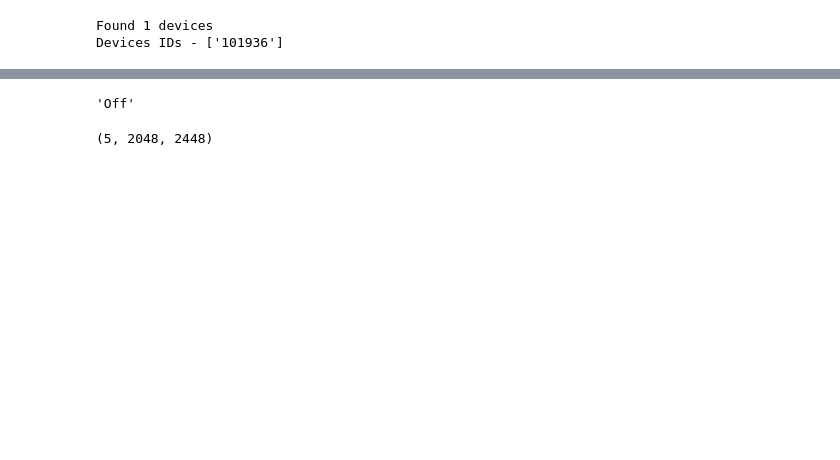
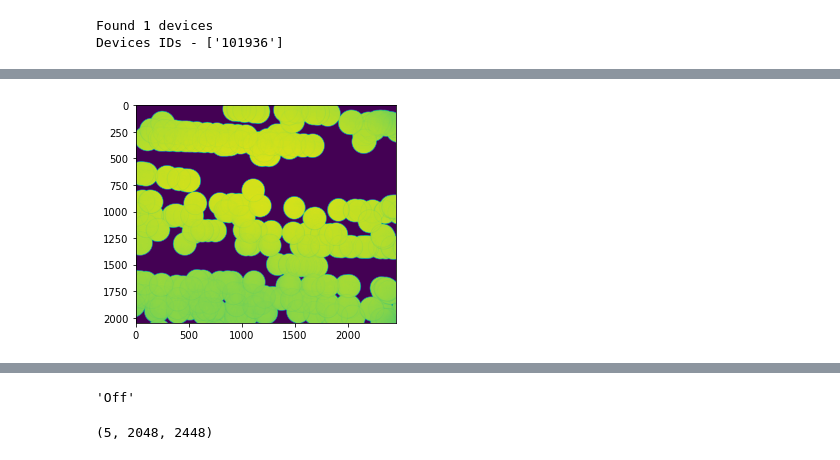
Before and after one commit to masadatz/PolCam, a Jupyter notebook: svs vistek.ipynb, the cells around one changed output, grey strips where cells are left out. Saved outputs shown, nothing was run; the diff lists cells and outputs as text; code cells hidden in the pictures; blank space fills up the shorter version.

```diff
--- a/svs vistek.ipynb
+++ b/svs vistek.ipynb
@@ -81,0 +129,14 @@ KeyboardInterrupt:
+# %%
+import glob
+import os
+datapath ="C:/Users/masadatz/svs_vistek/cal_green_600_ex15000"
+images = np.zeros([2048,2448])
+isimages = np.zeros([2048,2448])
+for img in glob.glob(os.path.join(datapath, "*.tiff")):
+    im = np.array(Image.open(os.path.join(datapath, img)))
+    im[(im<150)]=0
+    isim = np.copy(im)
+    isim[(np.nonzero(isim))]=1
+    images+=im
+    print (np.max(images))
+    isimages+=isim
@@ -81,0 +161,9 @@ KeyboardInterrupt:
+# %%
+mean_image = np.zeros([2048,2448])
+mean_image[(np.nonzero(isimages))]= images[(np.nonzero(isimages))]/isimages[(np.nonzero(isimages))]
+plt.imshow(mean_image)
+#plt.imshow(images)
+im = Image.fromarray(mean_image)
+im.save("green_600_ex15000_mean_filter150.tiff", format="TIFF", save_all=True)
+# %% [output]
+[figure, added]
```
Also changed, not shown: parts of 11 cells of this notebook, 1 other file.
